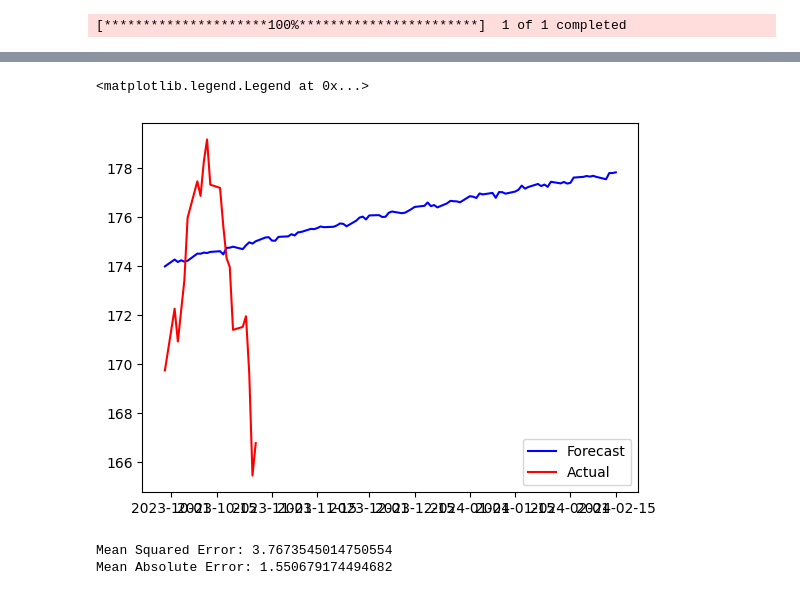
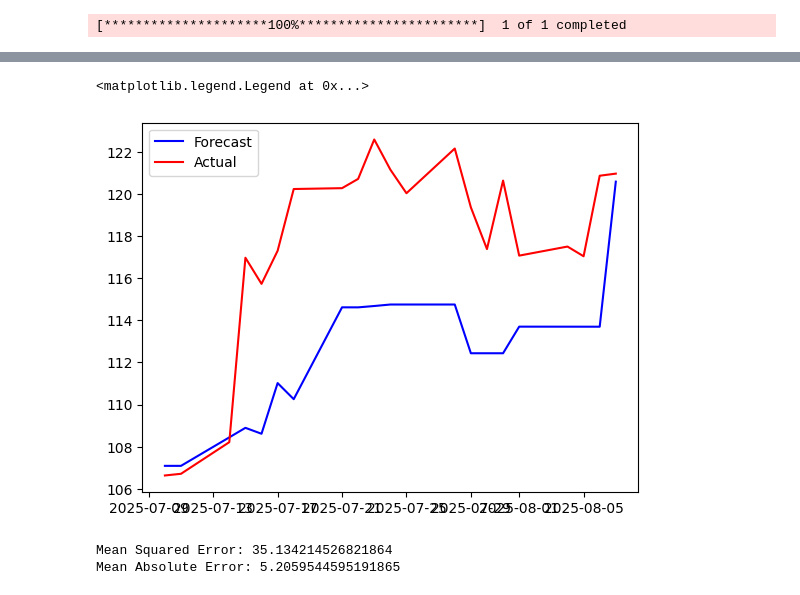
Before and after one commit to melloweentea/stock_forecasting, a Jupyter notebook: autots_test.ipynb, the cells around one changed output, grey strips where cells are left out. Saved outputs shown, nothing was run; the diff lists cells and outputs as text; code cells hidden in the pictures.

```diff
--- a/autots_test.ipynb
+++ b/autots_test.ipynb
@@ -13,11 +26,11 @@ model = AutoTS(
     forecast_length=21,
     frequency="infer",
     prediction_interval=0.9,
-    ensemble=None,
+    ensemble='all',
     model_list="superfast",  # "fast", "default", "fast_parallel"
     transformer_list="fast",  # "superfast",
     drop_most_recent=1,
-    max_generations=4,
+    max_generations=15,
     num_validations=2,
     validation_method="backwards"
 )
@@ -258,2 +124,4 @@ actual_df = yf.download("AAPL", start="2023-09-29", end="2023-10-28")
 # %% [output]
 [*********************100%***********************]  1 of 1 completed
+# %%
+actual_df = yf.download("BABA", start="2025-07-10", end="2025-08-08")
@@ -260,20 +172,20 @@ actual_df = yf.download("AAPL", start="2023-09-29", end="2023-10-28")
 # %%
 import matplotlib.pyplot as plt
-plt.plot(forecasts_df["Close"], label='Forecast', color='blue')
+plt.plot(forecasts_df["('Close', 'BABA')"], label='Forecast', color='blue')
 plt.plot(actual_df["Close"], label='Actual', color='red')
 plt.legend()
 # %% [output]
 <matplotlib.legend.Legend at 0x...>
-[figure, old version]
+[figure, new version]
 # %%
 from sklearn.metrics import mean_squared_error, mean_absolute_error
-mse = mean_squared_error(actual_df["Close"], forecasts_df["Close"])
-mae = mean_absolute_error(actual_df["Close"], forecasts_df["Close"])
+mse = mean_squared_error(actual_df["Close"], forecasts_df["('Close', 'BABA')"])
+mae = mean_absolute_error(actual_df["Close"], forecasts_df["('Close', 'BABA')"])
 print(f"Mean Squared Error: {mse}")
 print(f"Mean Absolute Error: {mae}")
 # %% [output]
-Mean Squared Error: 3.7673545014750554
-Mean Absolute Error: 1.550679174494682
+Mean Squared Error: 35.134214526821864
+Mean Absolute Error: 5.2059544595191865
 # %%
 model_results
 # %% [output]
```
Also changed, not shown: parts of 16 cells of this notebook, 1 other file.
